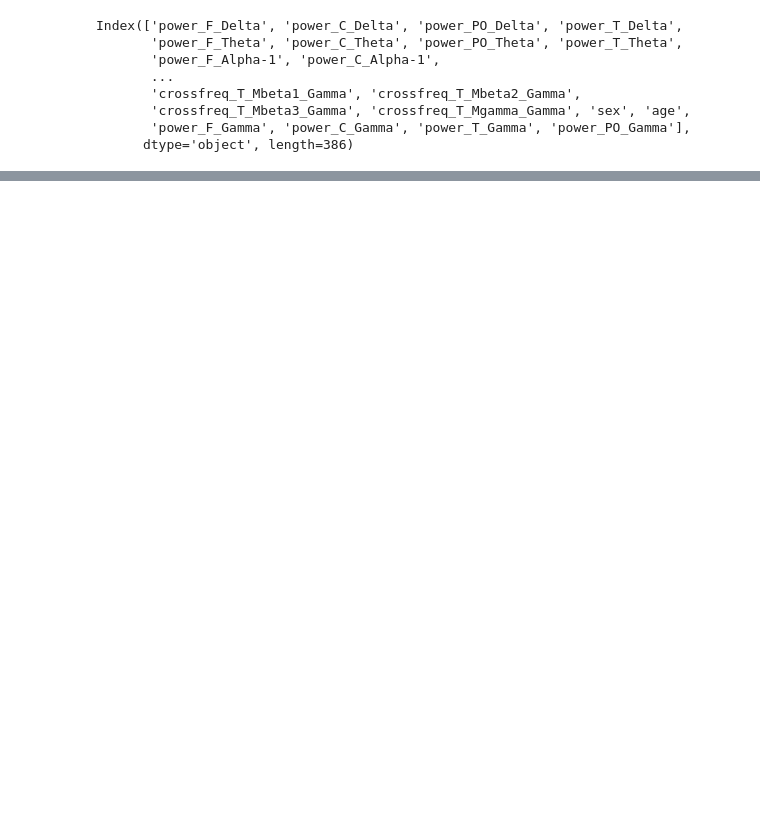
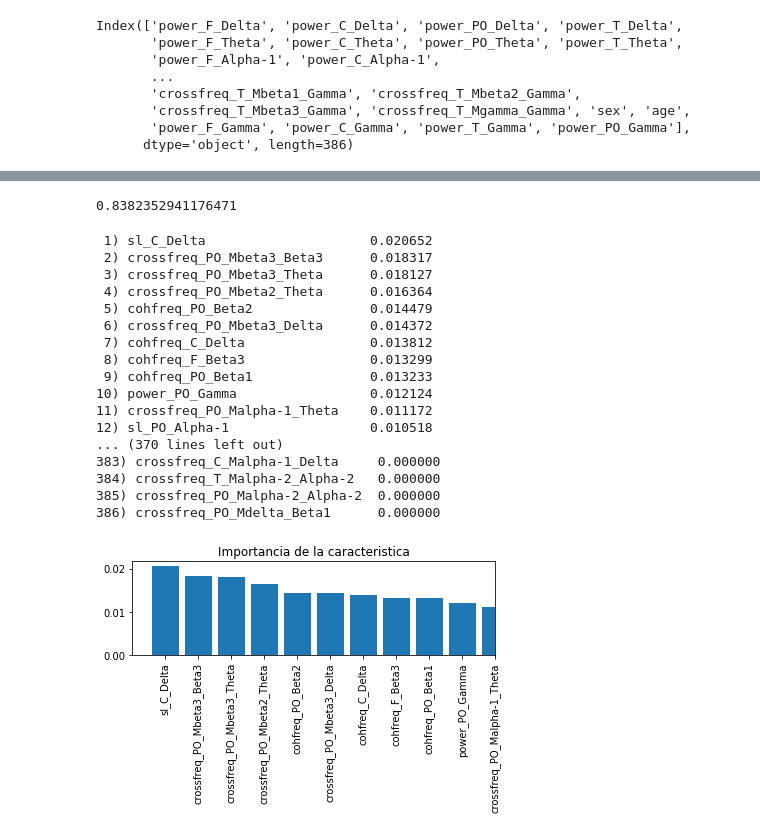
Before and after one commit to imEag/ML_Harmonization_Project, a Jupyter notebook: Manipulacion- Rois-Componentes de todas las DB/EDA.ipynb, the cells around one changed output, grey strips where cells are left out. Cells and saved outputs as stored; diff of their text form; code cells hidden in the pictures; blank space fills up the shorter version.

```diff
--- a/Manipulacion- Rois-Componentes de todas las DB/EDA.ipynb
+++ b/Manipulacion- Rois-Componentes de todas las DB/EDA.ipynb
@@ -1518,0 +1561,5 @@ Confusion matrix:
+# %%
+pipeline_optimizer = TPOTClassifier(generations=5, population_size=40, cv=5,
+                                    random_state=1, verbosity=2)
+# %%
+pipeline_optimizer.fit(X_train, y_train)
@@ -1518,0 +1579,61 @@ Confusion matrix:
+# %%
+print(pipeline_optimizer.score(X_test, y_test))
+# %% [output]
+0.8382352941176471
+# %%
+from sklearn.ensemble import RandomForestClassifier
+from sklearn.linear_model import SGDClassifier
+
+forestclf = RandomForestClassifier(bootstrap=False,
+                            criterion='entropy',
+                            max_features=0.05,
+                            min_samples_leaf=5,
+                            min_samples_split=13,
+                              n_estimators=100)
+# %%
+forestclf.fit(X_train, y_train)
+features_scores = forestclf.feature_importances_
+features_scores
+index = np.argsort(features_scores)[::-1]
+
+
+for f in range(X_train.shape[1]):
+
+    print("%2d) %-*s %f" % (f + 1, 30,
+                        nombres_columnas[index[f]],
+                        features_scores[index[f]]))
+
+plt.title('Importancia de la caracteristica')
+
+plt.bar(range(X_train.shape[1]),
+    features_scores[index],
+    align='center')
+
+plt.xticks(range(X_train.shape[1]),
+    nombres_columnas[index],
+    rotation=90)
+
+plt.xlim([-1, 10])
+
+plt.tight_layout()
+
+plt.show()
+# %% [output]
+ 1) sl_C_Delta                     0.020652
+ 2) crossfreq_PO_Mbeta3_Beta3      0.018317
+ 3) crossfreq_PO_Mbeta3_Theta      0.018127
+ 4) crossfreq_PO_Mbeta2_Theta      0.016364
+ 5) cohfreq_PO_Beta2               0.014479
+ 6) crossfreq_PO_Mbeta3_Delta      0.014372
+ 7) cohfreq_C_Delta                0.013812
+ 8) cohfreq_F_Beta3                0.013299
+ 9) cohfreq_PO_Beta1               0.013233
+10) power_PO_Gamma                 0.012124
+11) crossfreq_PO_Malpha-1_Theta    0.011172
+12) sl_PO_Alpha-1                  0.010518
+... (370 lines left out)
+383) crossfreq_C_Malpha-1_Delta     0.000000
+384) crossfreq_T_Malpha-2_Alpha-2   0.000000
+385) crossfreq_PO_Malpha-2_Alpha-2  0.000000
+386) crossfreq_PO_Mdelta_Beta1      0.000000
+[figure, added]
```
Also changed, not shown: parts of 15 cells of this notebook, 1 other file.
